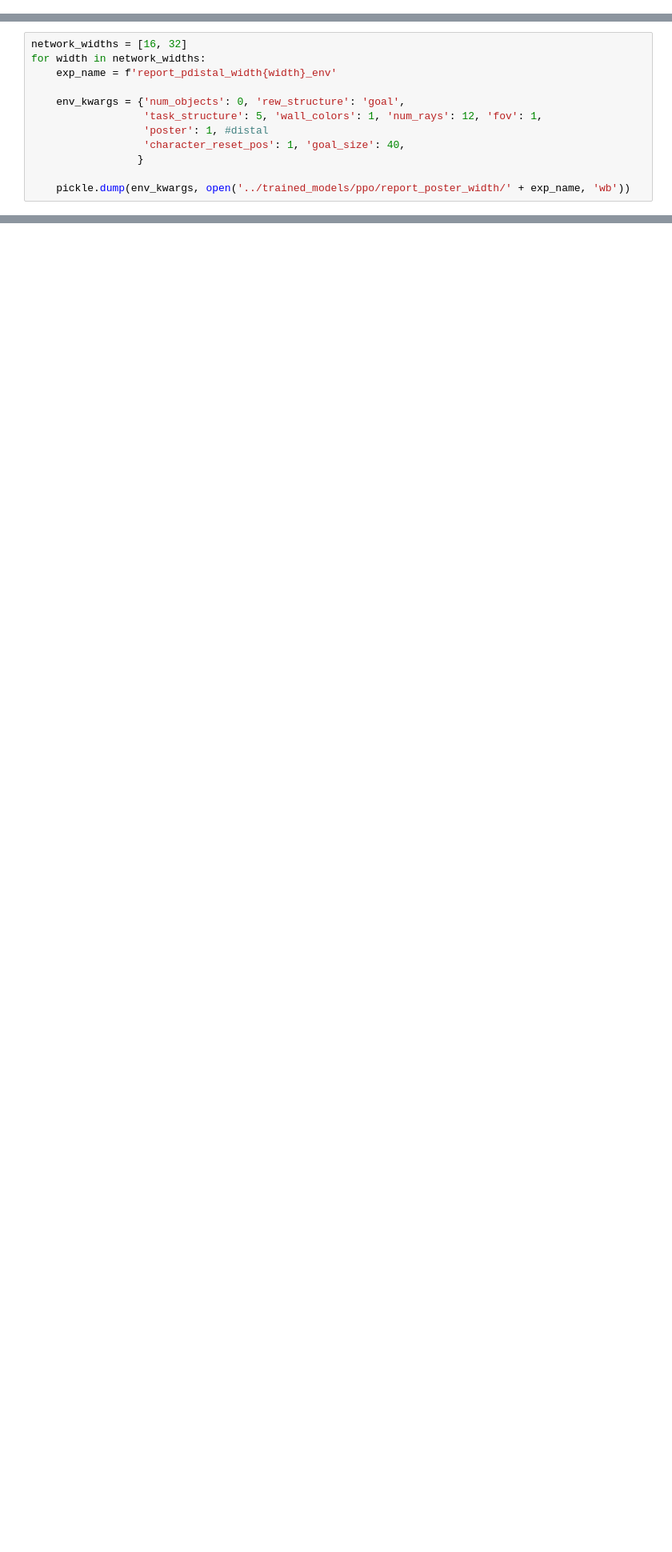
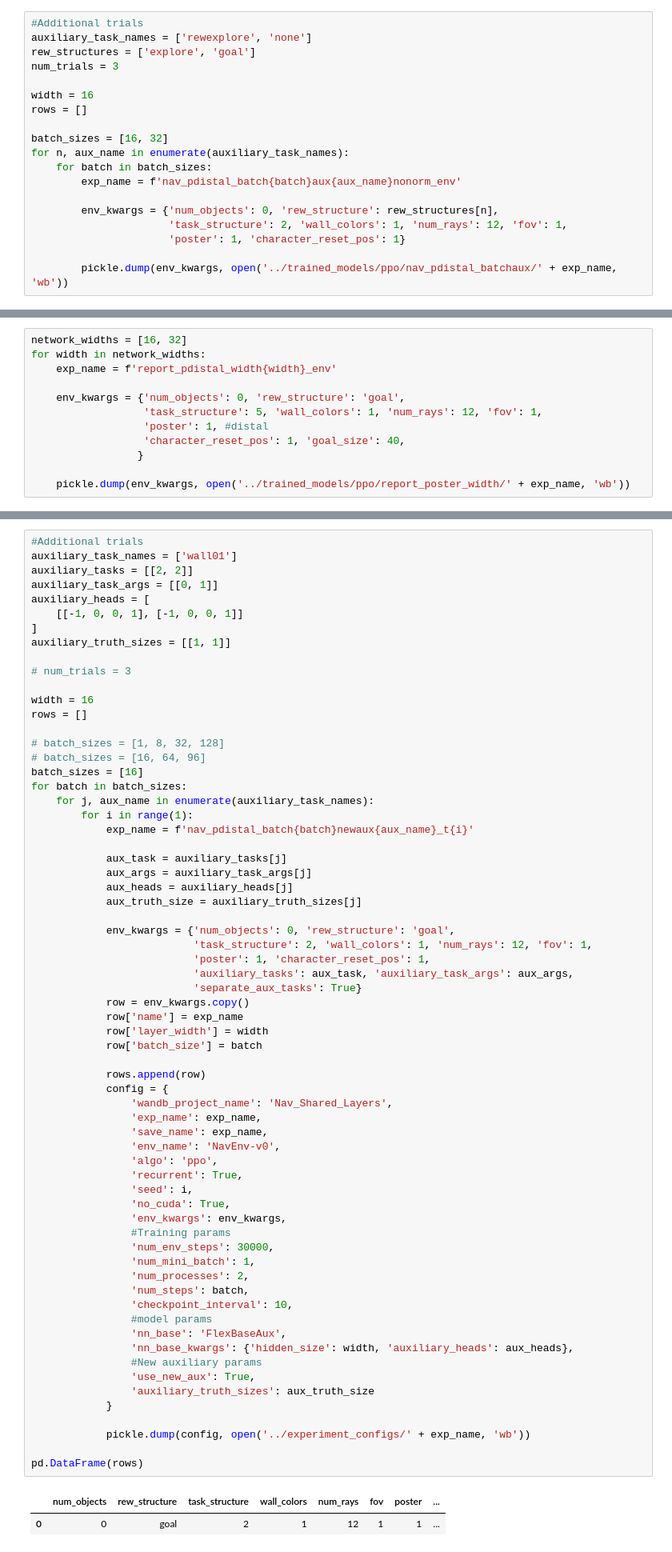
Before and after one commit to liuandrew/training-rl-algo, a Jupyter notebook: write_and_test/write_experiments.ipynb, the cells around one changed output, grey strips where cells are left out. Shown at 80% size. Saved outputs shown, nothing was run; the diff lists cells and outputs as text; blank space fills up the shorter version.

```diff
--- a/write_and_test/write_experiments.ipynb
+++ b/write_and_test/write_experiments.ipynb
@@ -4031,3 +4018,22 @@ pd.DataFrame(rows)
+# %%
+#Additional trials
+auxiliary_task_names = ['rewexplore', 'none']
+rew_structures = ['explore', 'goal']
+num_trials = 3
+
+width = 16
+rows = []
+
+batch_sizes = [16, 32]
+for n, aux_name in enumerate(auxiliary_task_names):
+    for batch in batch_sizes:
+        exp_name = f'nav_pdistal_batch{batch}aux{aux_name}nonorm_env'
+
+        env_kwargs = {'num_objects': 0, 'rew_structure': rew_structures[n],
+                      'task_structure': 2, 'wall_colors': 1, 'num_rays': 12, 'fov': 1,
+                      'poster': 1, 'character_reset_pos': 1}
+
+        pickle.dump(env_kwargs, open('../trained_models/ppo/nav_pdistal_batchaux/' + exp_name, 'wb'))
 # %% [markdown]
 ## Auxiliary Tasks Changing Weighting
 
@@ -4235,0 +4246,69 @@ for width in network_widths:
+# %%
+#Additional trials
+auxiliary_task_names = ['wall01']
+auxiliary_tasks = [[2, 2]]
+auxiliary_task_args = [[0, 1]]
+auxiliary_heads = [
+    [[-1, 0, 0, 1], [-1, 0, 0, 1]]
+]
+auxiliary_truth_sizes = [[1, 1]]
+
+# num_trials = 3
+
+width = 16
+rows = []
+
+# batch_sizes = [1, 8, 32, 128]
+# batch_sizes = [16, 64, 96]
+batch_sizes = [16]
+for batch in batch_sizes:
+    for j, aux_name in enumerate(auxiliary_task_names):
+        for i in range(1):
+            exp_name = f'nav_pdistal_batch{batch}newaux{aux_name}_t{i}'
+
+            aux_task = auxiliary_tasks[j]
+            aux_args = auxiliary_task_args[j]
+            aux_heads = auxiliary_heads[j]
+            aux_truth_size = auxiliary_truth_sizes[j]
+
+            env_kwargs = {'num_objects': 0, 'rew_structure': 'goal',
+                          'task_structure': 2, 'wall_colors': 1, 'num_rays': 12, 'fov': 1,
+                          'poster': 1, 'character_reset_pos': 1,
+                          'auxiliary_tasks': aux_task, 'auxiliary_task_args': aux_args,
+                          'separate_aux_tasks': True}
+            row = env_kwargs.copy()
+            row['name'] = exp_name
+            row['layer_width'] = width
+            row['batch_size'] = batch
+
+            rows.append(row)
+            config = {
+                'wandb_project_name': 'Nav_Shared_Layers',
+                'exp_name': exp_name,
+                'save_name': exp_name,
+                'env_name': 'NavEnv-v0',
+                'algo': 'ppo',
+                'recurrent': True,
+                'seed': i,
+                'no_cuda': True,
+                'env_kwargs': env_kwargs,
+                #Training params
+                'num_env_steps': 30000,
+                'num_mini_batch': 1,
+                'num_processes': 2,
+                'num_steps': batch,
+                'checkpoint_interval': 10,
+                #model params
+                'nn_base': 'FlexBaseAux',
+                'nn_base_kwargs': {'hidden_size': width, 'auxiliary_heads': aux_heads},
+                #New auxiliary params
+                'use_new_aux': True,
+                'auxiliary_truth_sizes': aux_truth_size
+            }
+
+            pickle.dump(config, open('../experiment_configs/' + exp_name, 'wb'))
+
+pd.DataFrame(rows)
+# %% [output]
+|  | num_objects | rew_structure | task_structure | wall_colors | num_rays | fov | poster | ... |
+| 0 | 0 | goal | 2 | 1 | 12 | 1 | 1 | ... |
```
Also changed, not shown: parts of 8 cells of this notebook, 19 other files.
